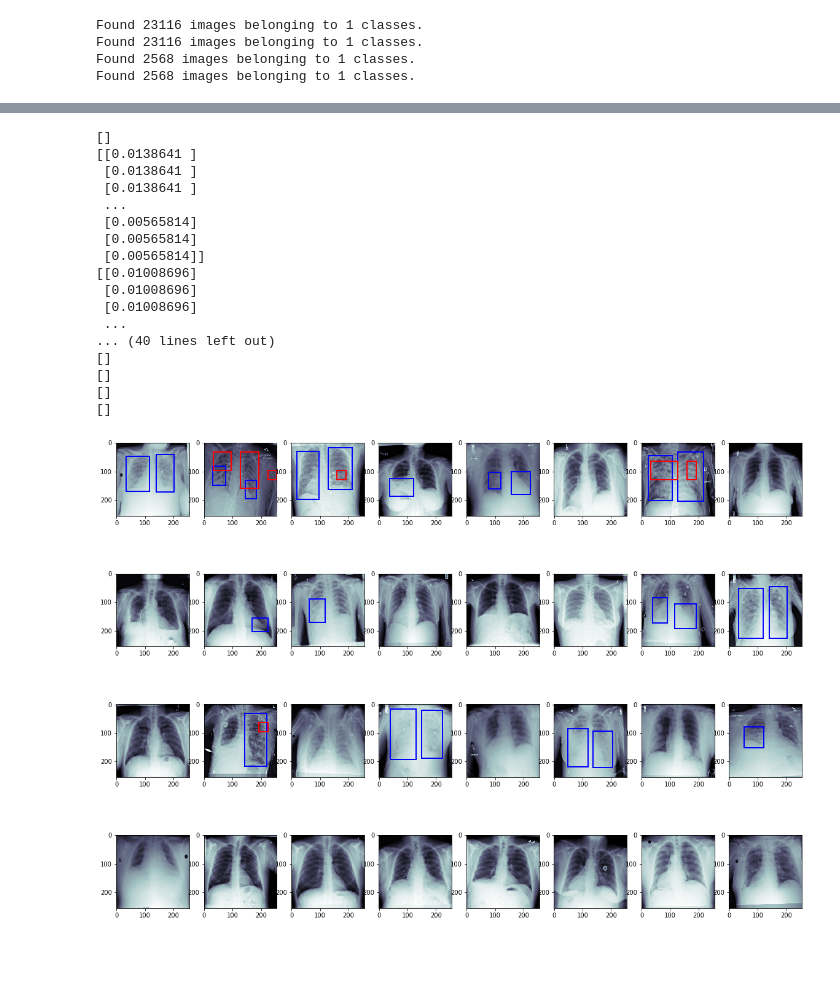
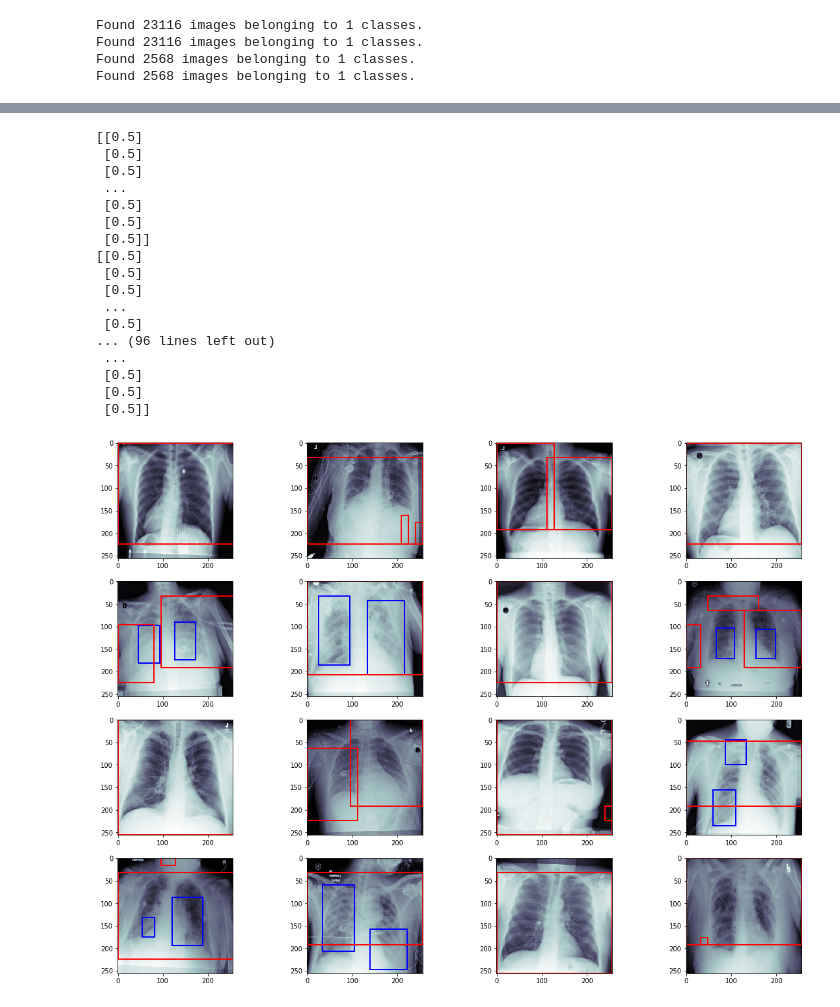
Before and after one commit to jsreid13/syde677-project, a Jupyter notebook: scripts/deepnet.ipynb, the cells around one changed output, grey strips where cells are left out. Saved outputs shown, nothing was run; the diff lists cells and outputs as text; code cells hidden in the pictures; blank space fills up the shorter version.

```diff
--- a/scripts/deepnet.ipynb
+++ b/scripts/deepnet.ipynb
@@ -252,8 +253,14 @@ base_pretrained_model.trainable = False
 pt_features = Input(base_pretrained_model.get_output_shape_at(0)[1:], name = 'feature_input')
 outputs = BatchNormalization(momentum=0.9)(pt_features)
 outputs = LeakyReLU(0)(outputs)
-outputs = Conv2D(1, 1, activation='sigmoid')(outputs)
-outputs = UpSampling2D(32)(outputs)
+outputs = UpSampling2D(4)(outputs)
+outputs = Conv2D(1, 3, padding='same', use_bias=False)(outputs)
+outputs = BatchNormalization(momentum=0.9)(outputs)
+outputs = LeakyReLU(0)(outputs)
+outputs = Conv2D(1, 1, padding='same', activation='sigmoid', use_bias=False)(outputs)
+outputs = LeakyReLU(0)(outputs)
+outputs = UpSampling2D(8)(outputs)
+
 model = Model(inputs=pt_features,
               outputs=outputs)
 model.summary()
@@ -294,6 +301,6 @@ Non-trainable params: 7,039,552
 _________________________________________________________________
 # %%
-# define iou or jaccard loss function
+# This is the percentage overlap between predicted box and actual
 def iou_loss(y_true, y_pred):
     y_true = tf.reshape(y_true, [-1])
     y_pred = tf.reshape(y_pred, [-1])
@@ -301,11 +308,10 @@ def iou_loss(y_true, y_pred):
     score = (intersection + 1.) / (tf.reduce_sum(y_true) + tf.reduce_sum(y_pred) - intersection + 1.)
     return 1 - score
 
-# combine bce loss and iou loss
 def iou_bce_loss(y_true, y_pred):
     split0, split1, split2 = tf.split(y_true, num_or_size_splits=3, axis=3)
     split0 = tf.round(tf.divide(split0, 255))
-    return 0.5 * binary_crossentropy(split0, y_pred) + 0.5 * iou_loss(split0, y_pred)
+    return iou_loss(split0, y_pred)
 
 # mean iou as a metric
 def mean_iou(y_true, y_pred):
@@ -318,9 +324,9 @@ def mean_iou(y_true, y_pred):
     return tf.reduce_mean((intersect + smooth) / (union - intersect + smooth))
 
 # create network and compiler
-pneu_model.compile(optimizer=Adam(lr = LEARN_RATE),
-              loss=iou_bce_loss,
-              metrics=['accuracy', mean_iou])
+pneu_model.compile(optimizer='adam',
+                   loss=iou_bce_loss,
+                   metrics=['accuracy', mean_iou])
 
 # cosine learning rate annealing
 def cosine_annealing(x):
@@ -346,7 +352,7 @@ history = pneu_model.fit_generator(train_generator,
                                    steps_per_epoch=train_image_generator.n//BATCH_SIZE,
                                    validation_data=valid_generator,
                                    validation_steps=valid_image_generator.n//BATCH_SIZE,
-                                   epochs=4,
+                                   epochs=10,
                                    callbacks=callbacks_list,
                                    workers=1
                                    )
@@ -390,7 +400,6 @@ plt.show()
 # %%
-valid_set = next(valid_image_generator)
-valid_tar = next(valid_mask_generator)
-preds = pneu_model.predict(valid_set,
+valid_src, valid_tar = next(valid_generator)
+preds = pneu_model.predict(valid_src,
                             batch_size = BATCH_SIZE,
                             verbose = True)
 # %% [output]
@@ -398,56 +407,56 @@ preds = pneu_model.predict(valid_set,
 # %%
-f, axarr = plt.subplots(4, 8, figsize=(20,15))
+f, axarr = plt.subplots(4, 4, figsize=(20,15))
 axarr = axarr.ravel()
 axidx = 0
 # loop through batch
-for img, msk, pred in zip(valid_set, valid_tar, preds):
+for img, msk, pred in zip(valid_src, valid_tar, preds):
     # plot image
     msk = msk/255
     axarr[axidx].imshow(img[:, :, 0], cmap='bone')
     # threshold true mask
     comp = msk[:, :, 0] > 0.5
     # apply connected components
     comp = measure.label(comp)
     # apply bounding boxes
     predictionString = ''
     for region in measure.regionprops(comp):
         # retrieve x, y, height and width
         y, x, y2, x2 = region.bbox
         height = y2 - y
         width = x2 - x
         axarr[axidx].add_patch(patches.Rectangle((x,y),width,height,linewidth=2,edgecolor='b',facecolor='none'))
     # threshold predicted mask
-    comp = pred[:, :, 0] > 0.005
+    comp = pred[:, :, 0] > 0.49
     print(pred[comp])
     # apply connected components
     comp = measure.label(comp)
     # apply bounding boxes
     predictionString = ''
     for region in measure.regionprops(comp):
         # retrieve x, y, height and width
         y, x, y2, x2 = region.bbox
         height = y2 - y
         width = x2 - x
         axarr[axidx].add_patch(patches.Rectangle((x,y),width,height,linewidth=2,edgecolor='r',facecolor='none'))
     axidx += 1
 plt.show()
 # only plot one batch
 # %% [output]
-[]
-[[0.0138641 ]
- [0.0138641 ]
- [0.0138641 ]
+[[0.5]
+ [0.5]
+ [0.5]
  ...
- [0.00565814]
- [0.00565814]
- [0.00565814]]
-[[0.01008696]
- [0.01008696]
- [0.01008696]
+ [0.5]
+ [0.5]
+ [0.5]]
+[[0.5]
+ [0.5]
+ [0.5]
  ...
-... (40 lines left out)
-[]
-[]
-[]
-[]
+ [0.5]
+... (96 lines left out)
+ ...
+ [0.5]
+ [0.5]
+ [0.5]]
-[figure, old version]
+[figure, new version]
```
Also changed, not shown: parts of 10 cells of this notebook.
